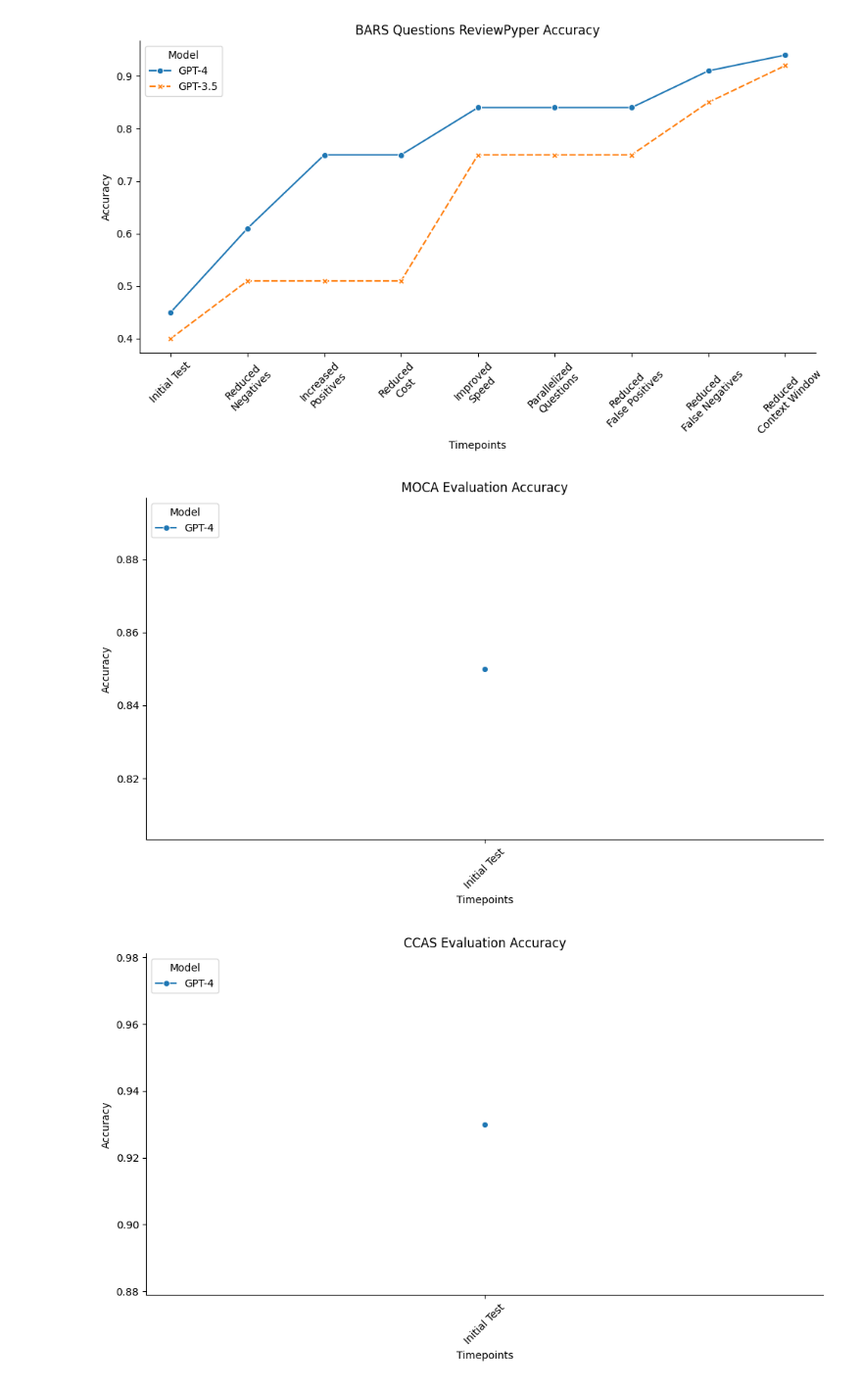
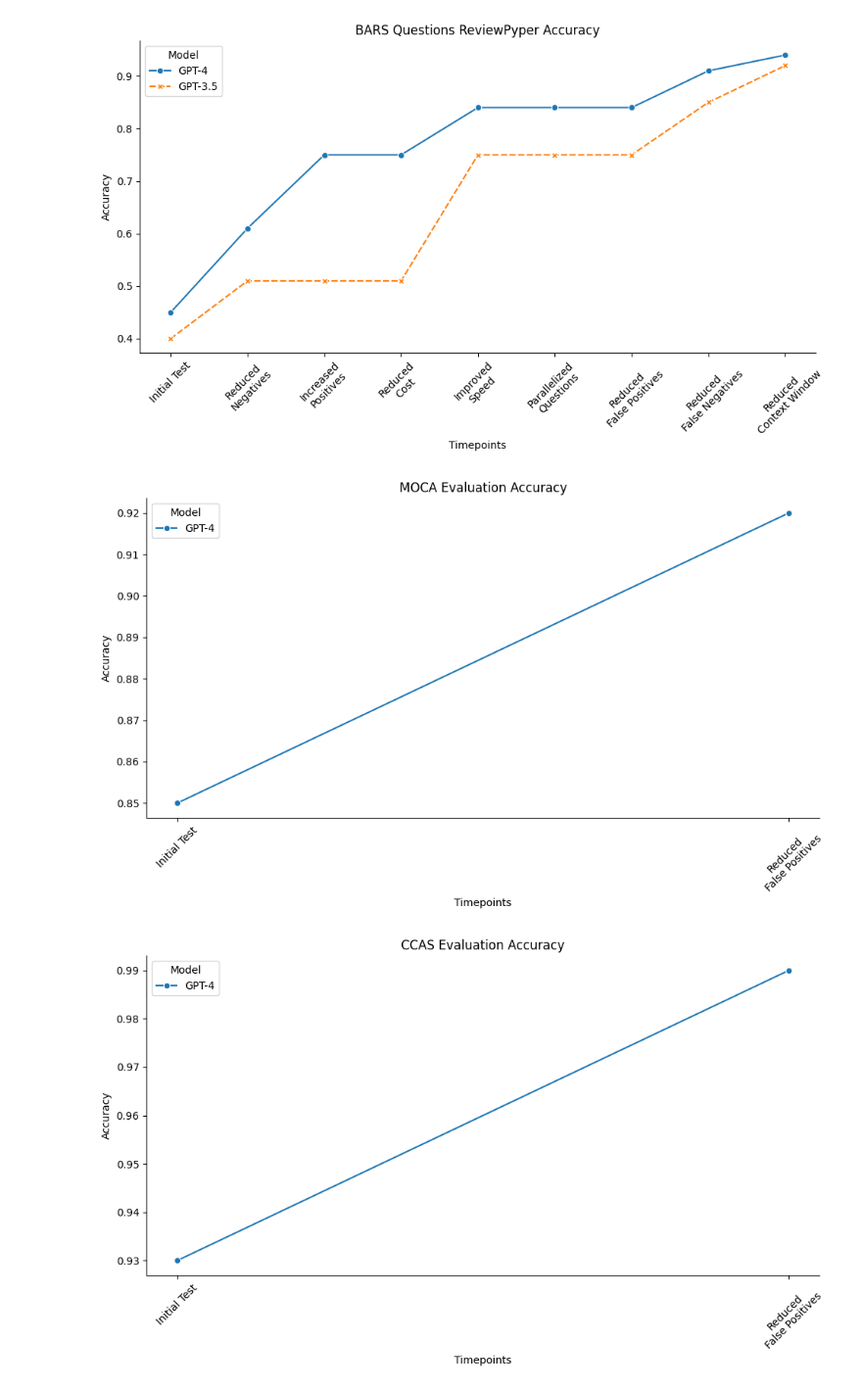
Before and after one commit to Calvinwhow/ReviewPyper, a Jupyter notebook: dev_tools/reviewpyper_accuracy_plotting.ipynb, the cells around one changed output. Shown at 98% size. Cells and saved outputs as stored; diff of their text form; code cells hidden in the pictures.

```diff
--- a/dev_tools/reviewpyper_accuracy_plotting.ipynb
+++ b/dev_tools/reviewpyper_accuracy_plotting.ipynb
@@ -52,22 +52,22 @@ plot_accuracy_iterations(df,
 # %% [output]
 [figure]
 # %%
-moca=pd.DataFrame({'Timepoints': ['Initial Test'],
-                   'GPT-4': [.85],})
-ccas=pd.DataFrame({'Timepoints': ['Initial Test'],
-                   'GPT-4': [.93],})
-cnrs=pd.DataFrame({'Timepoints': ['Initial Test'],
-                   'GPT-4': [.92],})
+moca=pd.DataFrame({'Timepoints': ['Initial Test', 'Reduced\nFalse Positives'],
+                   'GPT-4': [.85, 0.92],})
+ccas=pd.DataFrame({'Timepoints': ['Initial Test', 'Reduced\nFalse Positives'],
+                   'GPT-4': [.93, 0.99],})
+cnrs=pd.DataFrame({'Timepoints': ['Initial Test', 'Reduced\nFalse Positives'],
+                   'GPT-4': [.92, .98],})
 
 plot_accuracy_iterations(moca,
                          title='MOCA Evaluation Accuracy',
                          filename=os.path.join(output_dir, 'moca_reviewpyper_accuracy.png'))
 plot_accuracy_iterations(ccas,
                          title='CCAS Evaluation Accuracy',
                          filename=os.path.join(output_dir, 'ccas_reviewpyper_accuracy.png'))
 plot_accuracy_iterations(cnrs,
                          title='CNRS Evaluation Accuracy',
                          filename=os.path.join(output_dir, 'cnrs_reviewpyper_accuracy.png'))
 # %% [output]
-[figure, old version]
+[figure, new version]
-[figure, old version]
+[figure, new version]
```
Also changed, not shown: parts of 1 cell of this notebook, 7 other files.
